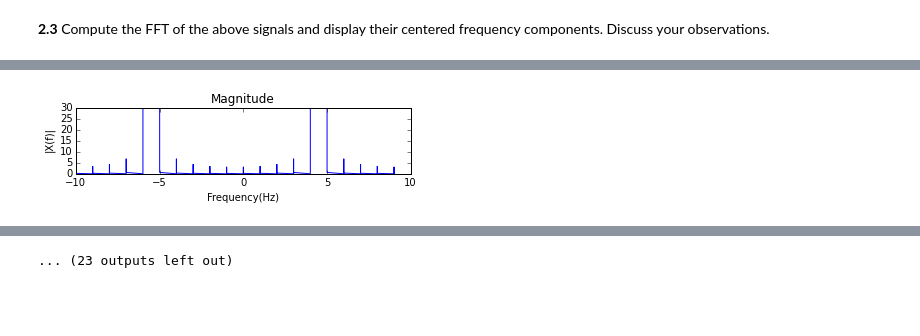
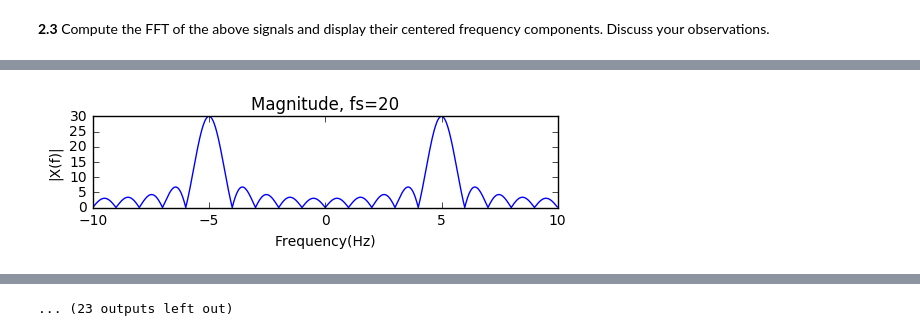
Before and after one commit to Ivan-Mikhailov/DSP-TP-1617, a Jupyter notebook: Lab4/python/Lab4.ipynb, the cells around one changed output, grey strips where cells are left out. Saved outputs shown, nothing was run; the diff lists cells and outputs as text; code cells hidden in the pictures; blank space fills up the shorter version.

```diff
--- a/Lab4/python/Lab4.ipynb
+++ b/Lab4/python/Lab4.ipynb
@@ -222,12 +157,13 @@ plt.show()
 # Signal frequency and sampling frequency
 f = 5.
 fs = 50.
+# Number of samples
+N = 10000
 # time vector for one second
 t = np.arange(0, 1., 1./fs)
 # cos wave
-x_n = random.normal(2*np.pi*f*t)
-# Number of samples
-N = 10000
+x_n = random.normal(size = t.shape[0])
+
 # frequency vector
 fr = (np.arange(-N/2,N/2,1)) * fs/N
 # DFT
@@ -235,22 +171,21 @@ fr = (np.arange(-N/2,N/2,1)) * fs/N
 x_f = np.fft.fftshift(np.fft.fft(x_n, N))
 #x_f = x_f[0:N/2]
 
+#output(t, x_n,fr, x_f,'Gaussian noise signal','DFT','Magnitude','Real','Imaginary')
 plt.figure
-plt.subplot(211)
-plt.plot(t, x_n)
-plt.title('Gaussian noise signal')
+plt.plot(x_n)
+plt.title('Gaussian Noise')
 plt.xlabel('Time(sec)')
 plt.ylabel('Amplitude')
 plt.show()
 
-plt.subplot(312)
-plt.plot(fr, x_f)
+plt.figure
+plt.plot(x_f)
 plt.title('DFT')
 plt.xlabel('Frequency(Hz)')
 plt.ylabel('|X(f)|')
 plt.show()
 
-plt.subplot(313)
 plt.plot(fr, np.abs(x_f))
 plt.title('Magnitude')
 plt.xlabel('Frequency(Hz)')
@@ -258,14 +193,12 @@ plt.ylabel('|X(f)|')
 plt.show()
 
 plt.figure
-plt.subplot(211)
 plt.plot(fr, np.real(x_f))
 plt.title('Real')
 plt.xlabel('Frequency(Hz)')
 plt.ylabel('Re(X(f))')
 plt.show()
 
-plt.subplot(212)
 plt.plot(fr, np.imag(x_f))
 plt.title('Imaginary')
 plt.xlabel('Frequency(Hz)')
@@ -388,21 +320,21 @@ for i in x:
     plt.figure
     plt.subplot(211)
     plt.plot(n, s)
-    plt.title('Signal')
+    plt.title('Signal, fs=%d' %i)
     plt.xlabel('Time(sec)')
     plt.ylabel('Amplitude')
     plt.show()
 
     plt.subplot(312)
     plt.plot(fr, x_f)
-    plt.title('DFT')
+    plt.title('DFT, fs=%d'%i)
     plt.xlabel('Frequency(Hz)')
     plt.ylabel('|X(f)|')
     plt.show()
 
     plt.subplot(313)
     plt.plot(fr, np.abs(x_f))
-    plt.title('Magnitude')
+    plt.title('Magnitude, fs=%d'%i)
     plt.xlabel('Frequency(Hz)')
     plt.ylabel('|X(f)|')
     plt.show()
@@ -410,14 +342,14 @@ for i in x:
     plt.figure
     plt.subplot(211)
     plt.plot(fr, np.real(x_f))
-    plt.title('Real')
+    plt.title('Real, fs=%d'%i)
     plt.xlabel('Frequency(Hz)')
     plt.ylabel('Re(X(f))')
     plt.show()
 
     plt.subplot(212)
     plt.plot(fr, np.imag(x_f))
-    plt.title('Imaginary')
+    plt.title('Imaginary, fs=%d'%i)
     plt.xlabel('Frequency(Hz)')
     plt.ylabel('Im(X(f))')
     plt.show()
@@ -432 +364 @@ for i in x:
-[figure, old version]
+[figure, new version]
```
Also changed, not shown: parts of 10 cells of this notebook.
